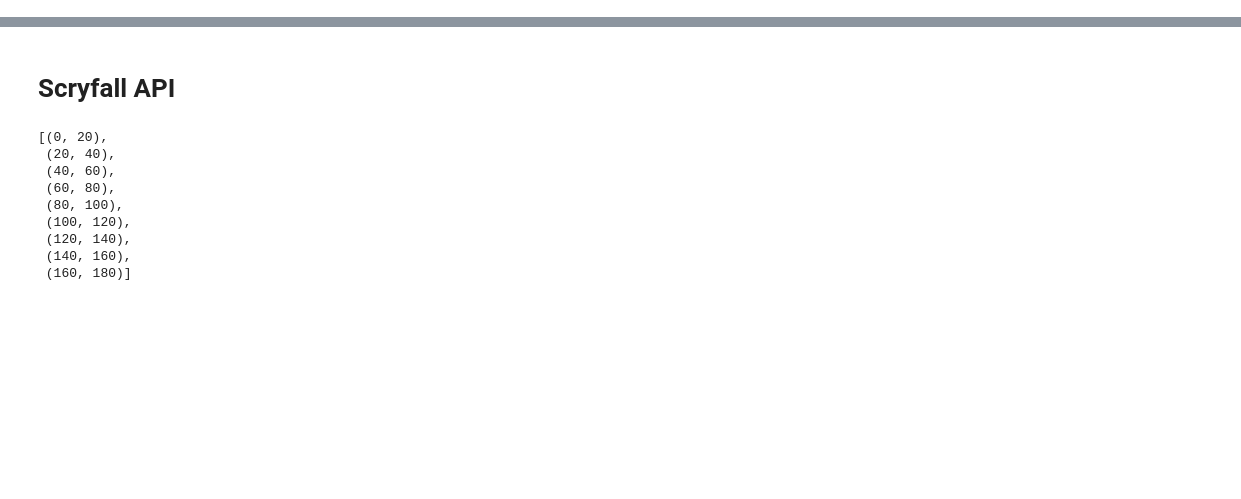
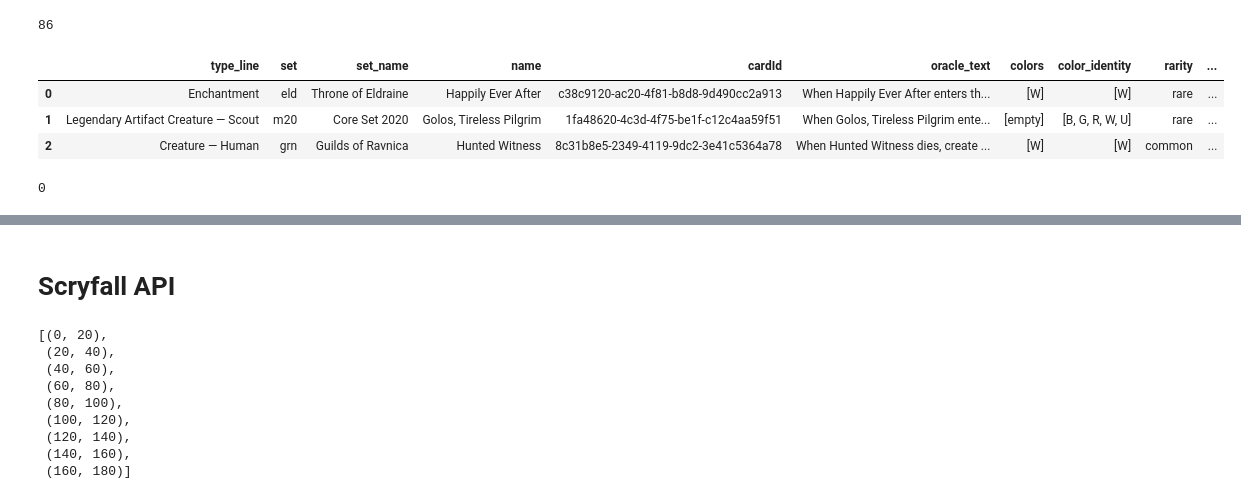
Before and after one commit to ledgerW/mtgml-api, a Jupyter notebook: notebooks/scryfall.ipynb, the cells around one changed output, grey strips where cells are left out. Drawn from its saved outputs; the diff is of its cells as text; code cells hidden in the pictures; blank space fills up the shorter version.

Commit message:
feat: [wip] calculate more deck curves

```diff
--- a/notebooks/scryfall.ipynb
+++ b/notebooks/scryfall.ipynb
@@ -9,0 +14,2 @@ pd.set_option('display.max_columns', None)
+# %%
+cards_df = pd.read_pickle('cards_df.pkl')
@@ -9,0 +40,15 @@ pd.set_option('display.max_columns', None)
+# %%
+sum(type_curve.values())
+# %% [output]
+86
+# %%
+cards_df.head(3)
+# %% [output]
+|  | type_line | set | set_name | name | cardId | oracle_text | colors | color_identity | rarity | ... |
+| 0 | Enchantment | eld | Throne of Eldraine | Happily Ever After | c38c9120-ac20-4f81-b8d8-9d490cc2a913 | When Happily Ever After enters th... | [W] | [W] | rare | ... |
+| 1 | Legendary Artifact Creature — Scout | m20 | Core Set 2020 | Golos, Tireless Pilgrim | 1fa48620-4c3d-4f75-be1f-c12c4aa59f51 | When Golos, Tireless Pilgrim ente... | [empty] | [B, G, R, W, U] | rare | ... |
+| 2 | Creature — Human | grn | Guilds of Ravnica | Hunted Witness | 8c31b8e5-2349-4119-9dc2-3e41c5364a78 | When Hunted Witness dies, create ... | [W] | [W] | common | ... |
+# %%
+cards_df['Creature'][0]
+# %% [output]
+0
```
Also changed, not shown: parts of 6 cells of this notebook, 2 other files.
